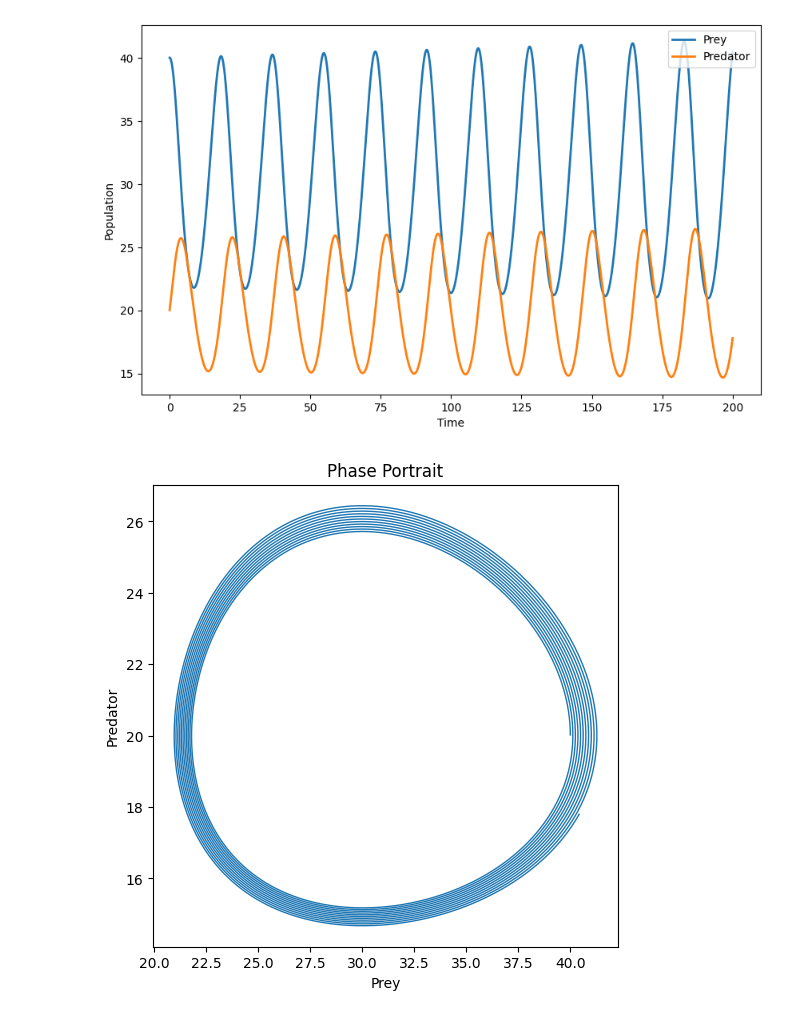
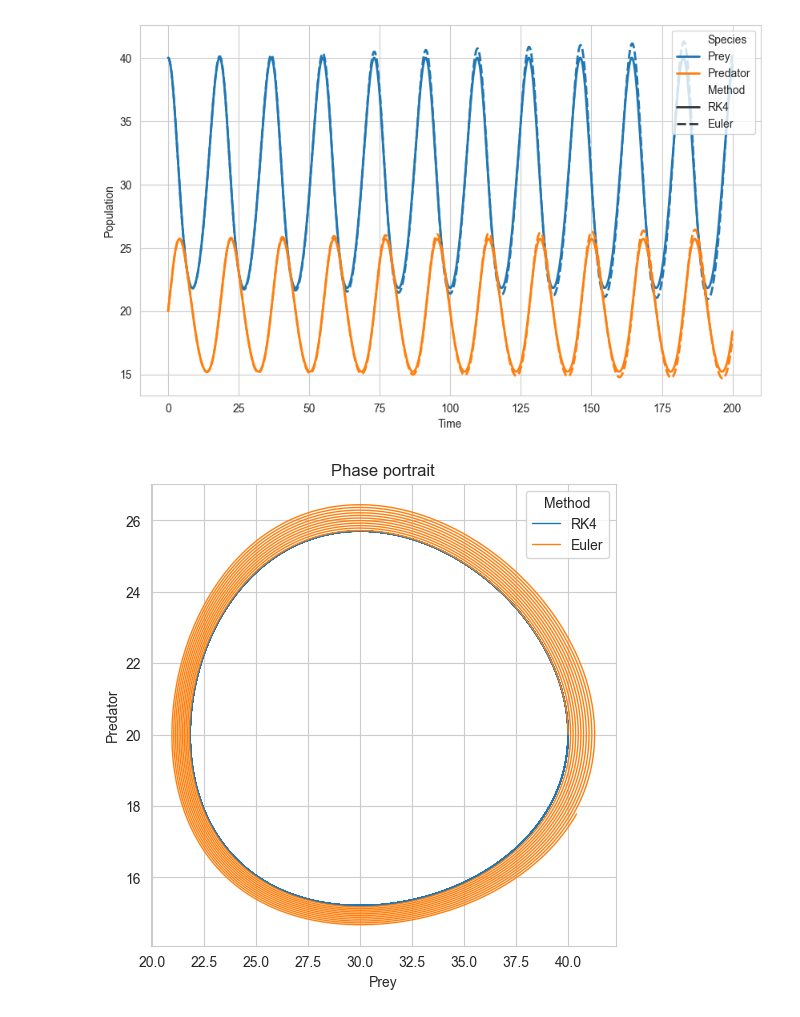
Before and after one commit to JackPritchard1/population-dynamics-simulations, a Jupyter notebook: main.ipynb, the cells around one changed output. Cells and saved outputs as stored; diff of their text form; code cells hidden in the pictures.

Commit message:
finished lotka-volterra model

```diff
--- a/main.ipynb
+++ b/main.ipynb
@@ -35,37 +35,69 @@ mean: 0.750, std: 0.035
 # %%
 # Lotka-Volterra model
+prey_growth_rate = 0.4 #alpha
+predation_rate = 0.02 #beta
+pred_death_rate = 0.3 #gamma
+reproduction_rate = 0.01 #delta
+prey_capacity = 200
+n_steps = 20000
+dt = 0.01
+logistic_model = False
+initial_state = np.array([40,20])
 
-def lotka_volterra(x=40, y=20, n_steps=20000, dt=0.01):
-    prey_growth_rate = 0.4 # Parameters for model
-    predation_rate = 0.02
-    pred_death_rate = 0.3
-    reproduction_rate = 0.01
 
+def rk4_step(f, t, state, dt):
+    k1 = f(t, state)
+    k2 = f(t + dt/2, state + k1*dt/2)
+    k3 = f(t + dt/2, state + k2*dt/2)
+    k4 = f(t + dt,   state + k3*dt)
+    return state + (dt/6) * (k1 + 2*k2 + 2*k3 + k4)
+
+def euler_step(f, t, state, dt):
+    return state + f(t, state) * dt
+
+def simulate(f, step_function, state0, dt, n_steps):
+    states = np.zeros((n_steps, len(state0)))
     t = 0
-    data = np.zeros((n_steps,3))
+    state = state0
+    for i in range(n_steps):
+        states[i] = state
+        state = step_function(f, t, state, dt)
+        t += dt
+    return states
 
-    for i in range(n_steps):
-        dx = prey_growth_rate*x - predation_rate*x*y
-        dy = - pred_death_rate*y + reproduction_rate*x*y
-        x += dx*dt
-        y += dy*dt
-        t += dt
-        data[i] = (x,y,t)
+def make_lotka_volterra(a,b,g,d,K):
+    def f(t, state):
+        x,y = state
+        if logistic_model:
+            dx = a*x*(1-x/K) - b*x*y
+        else:
+            dx = a*x - b*x*y
+        dy = -g*y + d*x*y
+        return np.array([dx, dy])
+    return f
 
-    return data
+f = make_lotka_volterra(prey_growth_rate, predation_rate, pred_death_rate, reproduction_rate, prey_capacity)
+times = np.arange(n_steps)*dt
 
-df = pd.DataFrame(lotka_volterra(), columns=['Prey', 'Predator', 'Time'])
-df_melted = df.melt(id_vars='Time', var_name='Species', value_name='Population')
+df_rk4 = pd.DataFrame(simulate(f, rk4_step, initial_state ,dt, n_steps), columns=['Prey', 'Predator'])
+df_rk4['Time'] = times
+df_euler = pd.DataFrame(simulate(f, euler_step, initial_state ,dt, n_steps), columns=['Prey', 'Predator'])
+df_euler['Time'] = times
+df_euler['Method'] = 'Euler'
+df_rk4['Method'] = 'RK4'
+df = pd.concat([df_rk4, df_euler])
+df_melted = df.melt(id_vars=['Time', 'Method'], var_name='Species', value_name='Population')
+
 plt.figure(figsize=(10, 6))
-sns.lineplot(data=df_melted, x='Time', y='Population', hue='Species', linewidth=2)
+sns.lineplot(data=df_melted, x='Time', y='Population', hue='Species', style='Method', linewidth=2)
 plt.legend(loc='upper right')
 plt.show()
 # %% [output]
-[figure, old version]
+[figure, new version]
 # %%
 plt.figure(figsize=(6, 6))
-sns.lineplot(data=df, x='Prey', y='Predator', sort=False, lw=1)
+sns.lineplot(data=df, x='Prey', y='Predator', hue='Method', sort=False, lw=1)
 plt.title("Phase portrait")
 plt.show()
 # %% [output]
-[figure, old version]
+[figure, new version]
```
Also changed, not shown: parts of 2 cells of this notebook.
